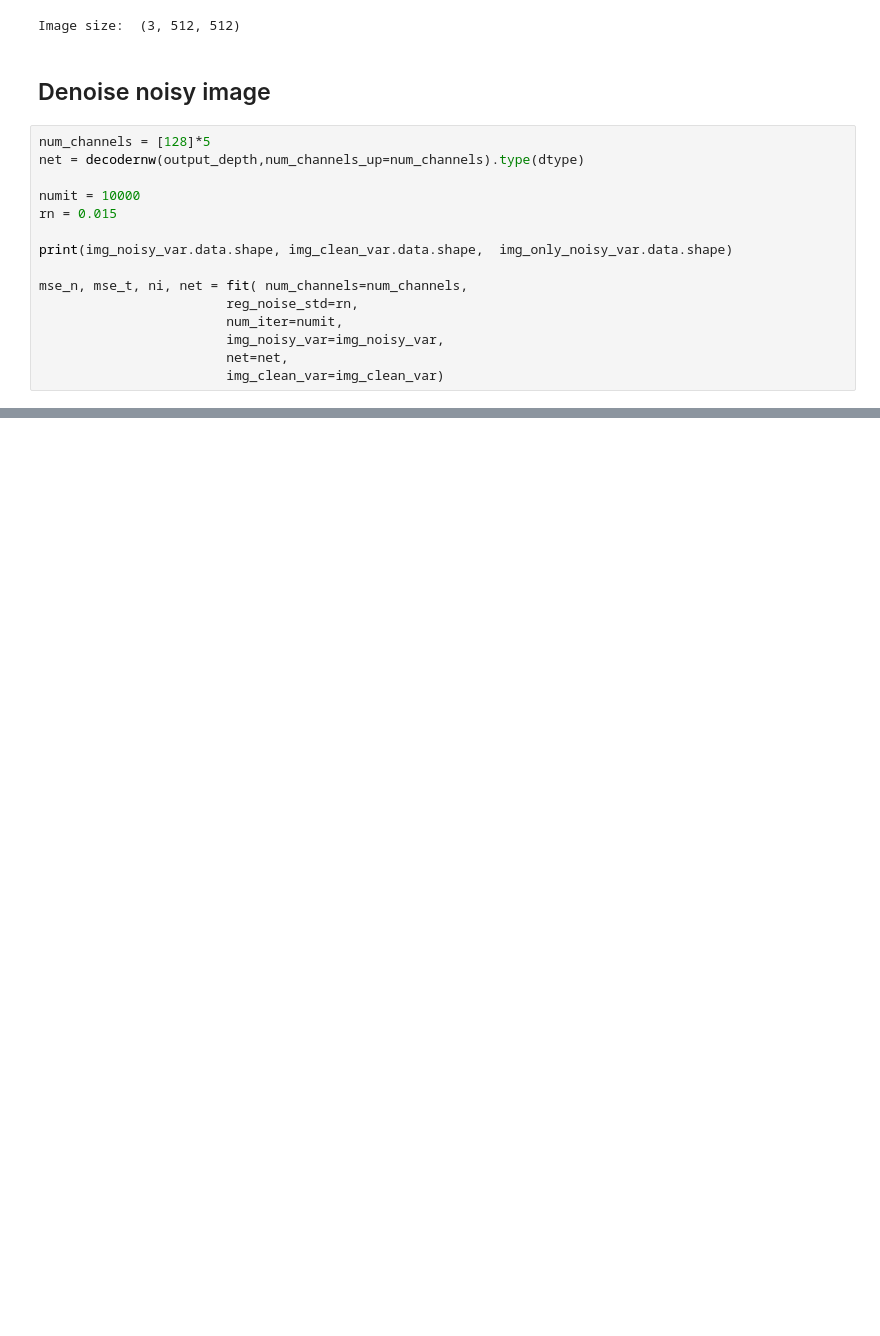
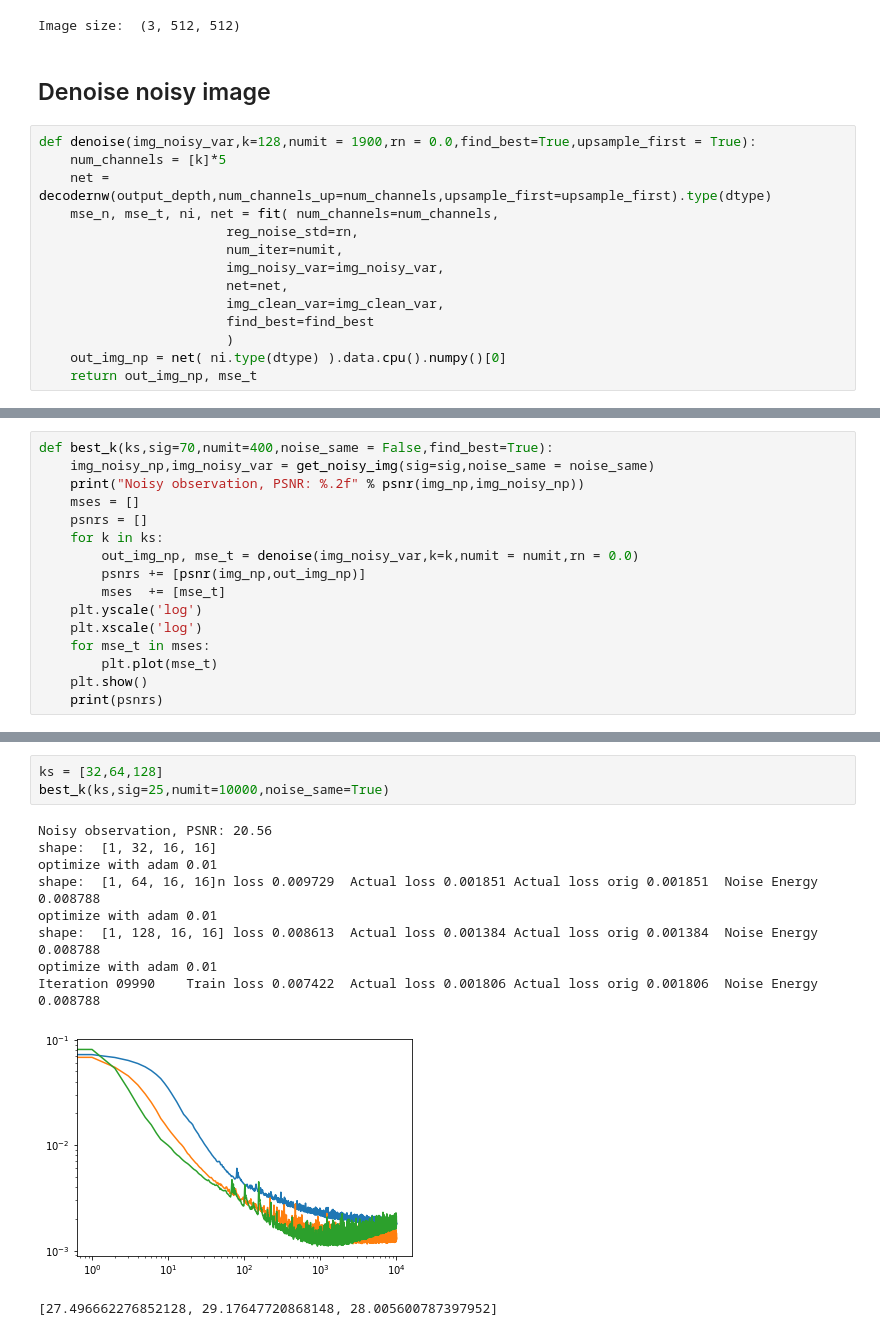
Before and after one commit to reinhardh/supplement_deep_decoder, a Jupyter notebook: denoising.ipynb, the cells around one changed output, grey strips where cells are left out. Saved outputs shown, nothing was run; the diff lists cells and outputs as text; blank space fills up the shorter version.

```diff
--- a/denoising.ipynb
+++ b/denoising.ipynb
@@ -71,17 +66,16 @@ Image size:  (3, 512, 512)
 # %% [markdown]
 ## Denoise noisy image
 # %%
-num_channels = [128]*5
-net = decodernw(output_depth,num_channels_up=num_channels).type(dtype)
-
-numit = 10000
-rn = 0.015
-
-print(img_noisy_var.data.shape, img_clean_var.data.shape,  img_only_noisy_var.data.shape)
-
-mse_n, mse_t, ni, net = fit( num_channels=num_channels,
+def denoise(img_noisy_var,k=128,numit = 1900,rn = 0.0,find_best=True,upsample_first = True):
+    num_channels = [k]*5
+    net = decodernw(output_depth,num_channels_up=num_channels,upsample_first=upsample_first).type(dtype)
+    mse_n, mse_t, ni, net = fit( num_channels=num_channels,
                         reg_noise_std=rn,
                         num_iter=numit,
                         img_noisy_var=img_noisy_var,
                         net=net,
-                        img_clean_var=img_clean_var)
+                        img_clean_var=img_clean_var,
+                        find_best=find_best
+                        )
+    out_img_np = net( ni.type(dtype) ).data.cpu().numpy()[0]
+    return out_img_np, mse_t
@@ -117,0 +132,16 @@ plt.show()
+# %%
+def best_k(ks,sig=70,numit=400,noise_same = False,find_best=True):
+    img_noisy_np,img_noisy_var = get_noisy_img(sig=sig,noise_same = noise_same)
+    print("Noisy observation, PSNR: %.2f" % psnr(img_np,img_noisy_np))
+    mses = []
+    psnrs = []
+    for k in ks:
+        out_img_np, mse_t = denoise(img_noisy_var,k=k,numit = numit,rn = 0.0)
+        psnrs += [psnr(img_np,out_img_np)]
+        mses  += [mse_t]
+    plt.yscale('log')
+    plt.xscale('log')
+    for mse_t in mses:
+        plt.plot(mse_t)
+    plt.show()
+    print(psnrs)
@@ -117,0 +150,14 @@ plt.show()
+# %%
+ks = [32,64,128]
+best_k(ks,sig=25,numit=10000,noise_same=True)
+# %% [output]
+Noisy observation, PSNR: 20.56
+shape:  [1, 32, 16, 16]
+optimize with adam 0.01
+shape:  [1, 64, 16, 16]n loss 0.009729  Actual loss 0.001851 Actual loss orig 0.001851  Noise Energy 0.008788
+optimize with adam 0.01
+shape:  [1, 128, 16, 16] loss 0.008613  Actual loss 0.001384 Actual loss orig 0.001384  Noise Energy 0.008788
+optimize with adam 0.01
+Iteration 09990    Train loss 0.007422  Actual loss 0.001806 Actual loss orig 0.001806  Noise Energy 0.008788
+[figure, added]
+[27.496662276852128, 29.17647720868148, 28.005600787397952]
```
Also changed, not shown: parts of 13 cells of this notebook, 6 other files.
